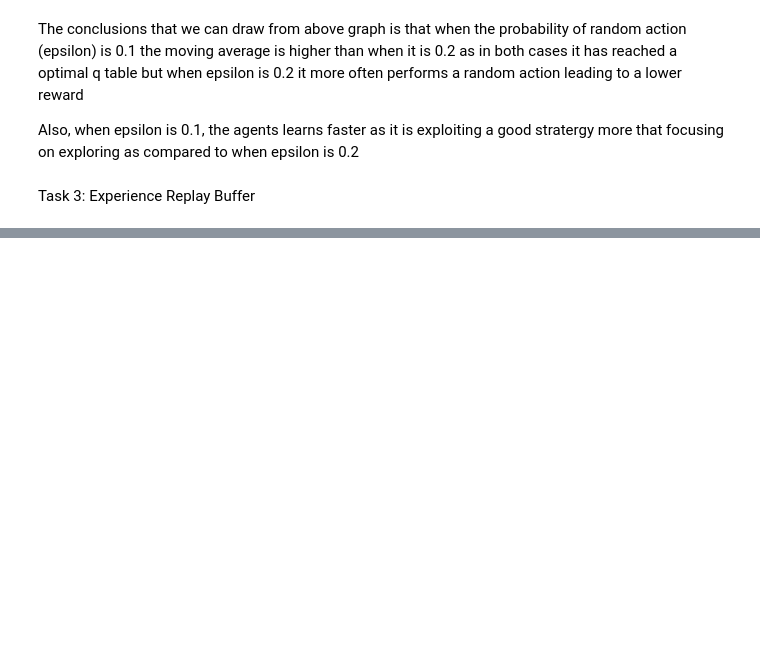
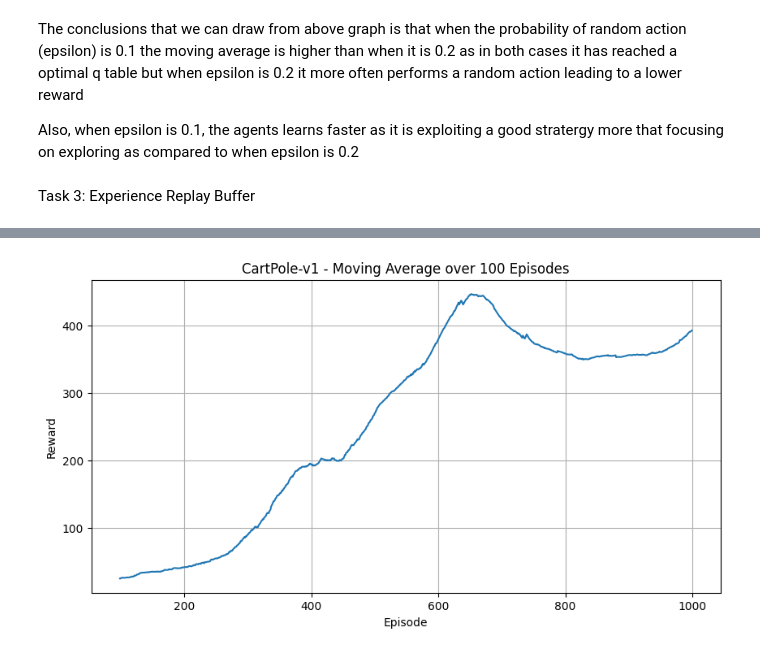
Before and after one commit to hgoel3105/spikeverse, a Jupyter notebook: spikeverse_assignment_01.ipynb, the cells around one changed output, grey strips where cells are left out. Cells and saved outputs as stored; diff of their text form; code cells hidden in the pictures; blank space fills up the shorter version.

```diff
--- a/spikeverse_assignment_01.ipynb
+++ b/spikeverse_assignment_01.ipynb
@@ -154,0 +288,90 @@ Task 3: Experience Replay Buffer
+# %%
+def select_action(state, policy_net, epsilon, device="cpu"):
+
+    if random.random() < epsilon:
+        return random.randint(0, action_space-1)
+    else:
+        with torch.no_grad():
+
+            state = torch.FloatTensor(state).unsqueeze(0).to(device)
+            q_values = policy_net(state)
+            return q_values.max(1)[1].item()
+
+def train_dqn(n_episodes, target_update_freq, plot_interval):
+    global Buffer, policy_net, target_net, optimzer, loss_fn, action_space, initial_epsilon, final_epsilon, epsilon_decay, gamma
+
+    rewards = []
+    epsilon = initial_epsilon
+    target_update_freq = target_update_freq
+    success_count = 0
+
+    for episode in range(n_episodes):
+        state, _ = env.reset()
+        episode_reward = 0
+        done = False
+        truncated = False
+
+        while not (done or truncated):
+            action = select_action(state, policy_net, epsilon)
+            next_state, reward, done, truncated, _ = env.step(action)
+            episode_reward += reward
+
+            Buffer.push(state, action, reward, next_state, done or truncated)
+            state = next_state
+
+            if len(Buffer.buffer) >= Batch_size:
+                samples = Buffer.sample(Batch_size)
+                if samples is not None:
+                    states, actions, rewards_batch, next_states, dones = samples
+
+                    states = np.array([np.array(s, dtype=np.float32) for s in states])
+                    next_states = np.array([np.array(s, dtype=np.float32) for s in next_states])
+
+                    states = torch.FloatTensor(states)
+                    next_states = torch.FloatTensor(next_states)
+                    actions = torch.LongTensor(actions)
+                    rewards_batch = torch.FloatTensor(rewards_batch)
+                    dones = torch.BoolTensor(dones)
+
+                    current_q_values = policy_net(states).gather(1, actions.unsqueeze(1)).squeeze(1)
+                    with torch.no_grad():
+                        next_q_values = target_net(next_states).max(1)[0]
+                        next_q_values[dones] = 0.0
+                        target_q_values = rewards_batch + gamma * next_q_values
+
+                    loss = loss_fn(current_q_values, target_q_values)
+
+                    optimzer.zero_grad()
+                    loss.backward()
+                    optimzer.step()
+
+        if episode % target_update_freq == 0:
+            target_net = update_target_network(policy_net, target_net)
+        epsilon = max(final_epsilon, epsilon - epsilon_decay)
+        rewards.append(episode_reward)
+
+        if episode_reward >= 195:
+            success_count += 1
+
+        if episode % (n_episodes / 20) == 0:
+            print(f"Episode {episode}/{n_episodes}, Reward: {episode_reward:.1f}, Epsilon: {epsilon:.2f}")
+
+    success_rate = (success_count / n_episodes) * 100
+    print(f"Success rate: {success_rate:.2f}%")
+
+    return rewards
+
+all_rewards = train_dqn(n_episodes, target_update_freq=10, plot_interval=50)
+
+
+window_size = max(1, n_episodes // 10)
+moving_rewards = moving_average(all_rewards, window_size)
+
+plt.figure(figsize=(10, 5))
+plt.plot(moving_rewards)
+plt.title(f'CartPole-v1 - Moving Average over {window_size} Episodes')
+plt.xlabel('Episode')
+plt.ylabel('Reward')
+plt.grid(True)
+plt.show()
+# %% [output]
@@ -154,0 +395 @@ Task 3: Experience Replay Buffer
+[figure, added]
```
Also changed, not shown: parts of 9 cells of this notebook.
